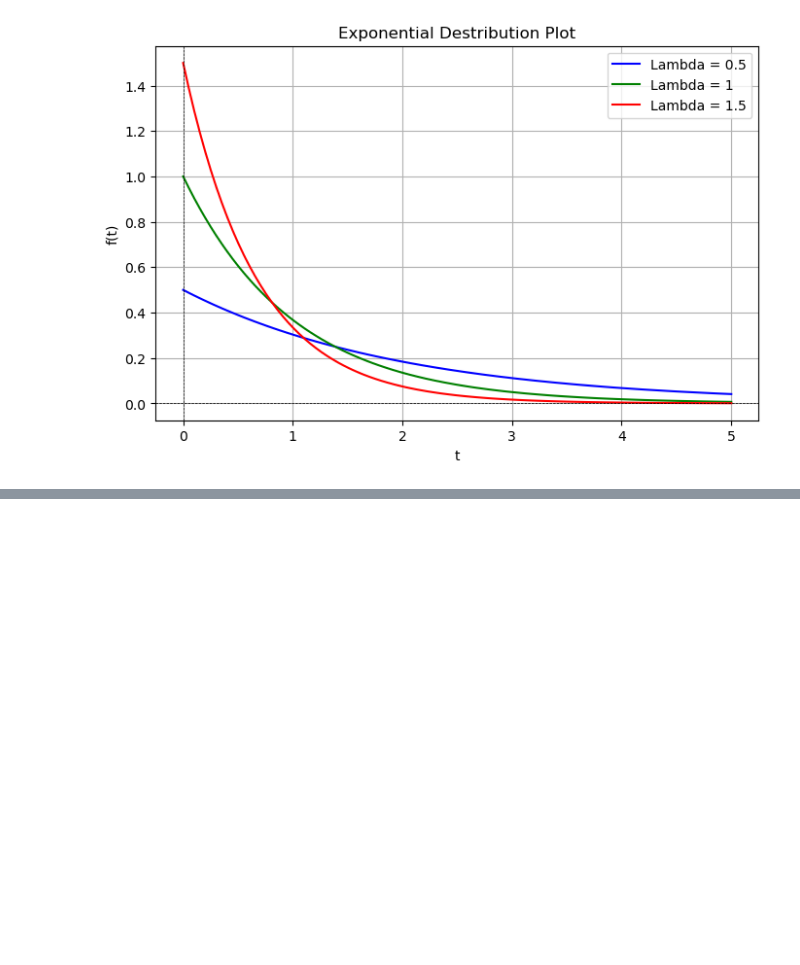
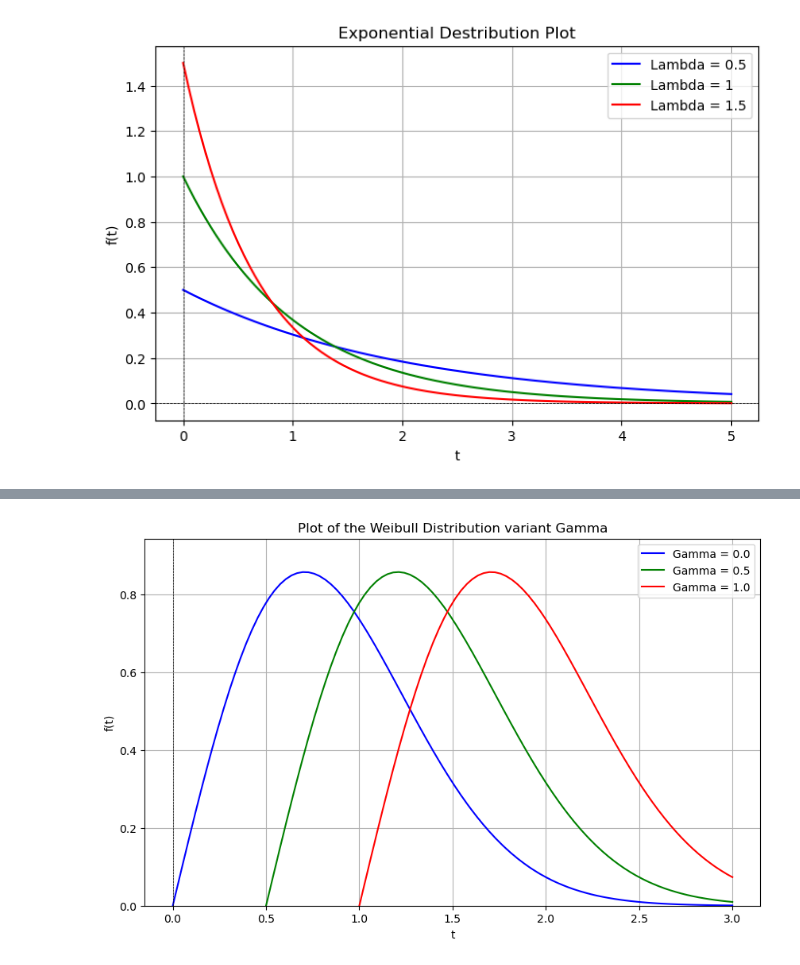
Before and after one commit to vasing/PythonLib, a Jupyter notebook: Plotting/20-Reliability.ipynb, the cells around one changed output, grey strips where cells are left out. Cells and saved outputs as stored; diff of their text form; code cells hidden in the pictures; blank space fills up the shorter version.

```diff
--- a/Plotting/20-Reliability.ipynb
+++ b/Plotting/20-Reliability.ipynb
@@ -66,0 +103,47 @@ plt.show()
+# %%
+import numpy as np
+import matplotlib.pyplot as plt
+
+# Define the parameters
+beta = 2.0   # Example value for beta
+eta = 1.0    # Example value for eta
+gamma1 = 0.0  # Example value for gamma
+gamma2 = 0.5  # Example value for gamma
+gamma3 = 1.0  # Example value for gamma
+
+# Define the function f(t)
+def f1(t):
+    term = (t - gamma1) / eta
+    return (beta / eta) * (term ** (beta - 1)) * np.exp(-term ** beta)
+def f2(t):
+    term = (t - gamma2) / eta
+    return (beta / eta) * (term ** (beta - 1)) * np.exp(-term ** beta)
+def f3(t):
+    term = (t - gamma3) / eta
+    return (beta / eta) * (term ** (beta - 1)) * np.exp(-term ** beta)
+
+# Define the range of t values
+t_values = np.linspace(0, 3, 100)  # 100 points from -2 to 5
+
+# Calculate f(t) for the defined t values
+f1_values = f1(t_values)
+f2_values = f2(t_values)
+f3_values = f3(t_values)
+
+# Create the plot
+plt.figure(figsize=(10, 6))
+plt.plot(t_values, f1_values, label='Gamma = 0.0', color='blue')
+plt.plot(t_values, f2_values, label='Gamma = 0.5', color='green')
+plt.plot(t_values, f3_values, label='Gamma = 1.0', color='red')
+plt.title('Weibull Distribution variant Gamma')
+plt.xlabel('t')
+plt.ylabel('f(t)')
+plt.axhline(0, color='black', linewidth=0.5, ls='--')
+plt.axvline(0, color='black', linewidth=0.5, ls='--')
+plt.grid()
+plt.legend()
+plt.ylim(bottom=0)  # Set the lower limit of y-axis to 0 for better visibility
+
+plt.show()
+# %% [output]
+[figure, added]
```
Also changed, not shown: parts of 6 cells of this notebook.
